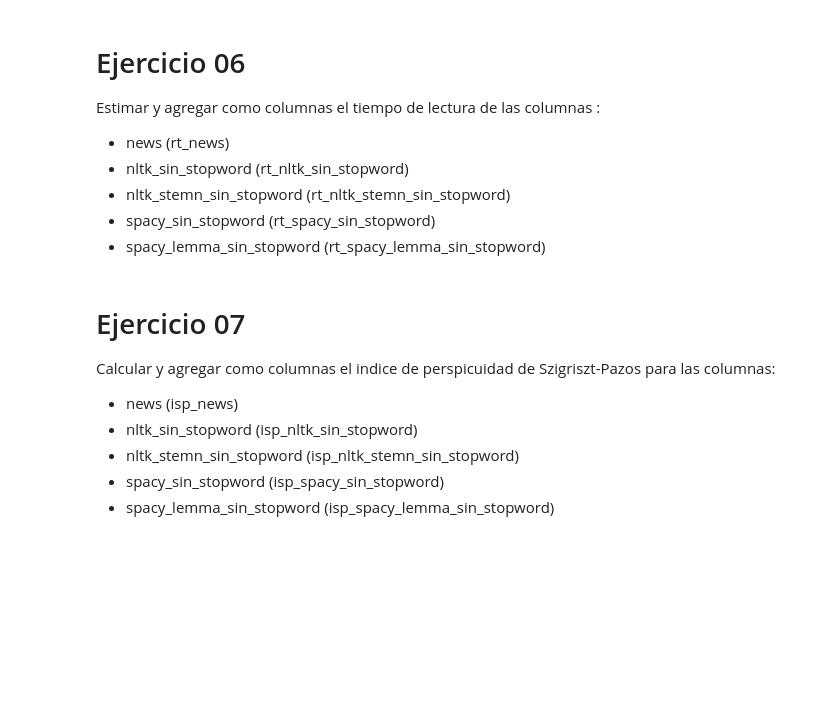
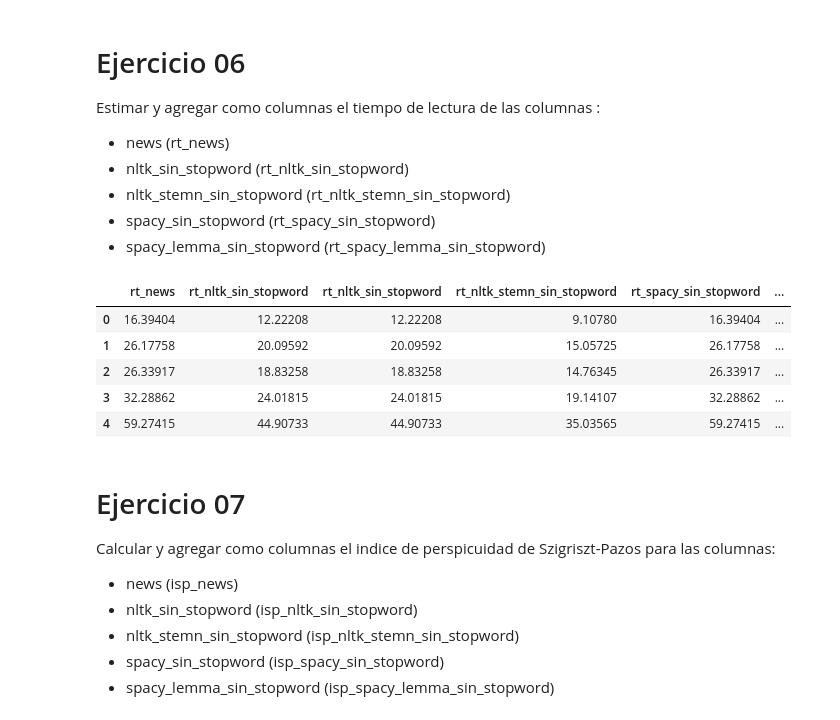
Before and after one commit to baubyte/HerramientasDeSoftwareParaElAnalisisDeDatos, a Jupyter notebook: Tema_6/Ejercicios/Semana_06_Practica_06.ipynb, the cells around one changed output. Saved outputs shown, nothing was run; the diff lists cells and outputs as text; code cells hidden in the pictures; blank space fills up the shorter version.

```diff
--- a/Tema_6/Ejercicios/Semana_06_Practica_06.ipynb
+++ b/Tema_6/Ejercicios/Semana_06_Practica_06.ipynb
@@ -177,6 +202,21 @@ Estimar y agregar como columnas el tiempo de lectura de las columnas :
 - nltk_stemn_sin_stopword (rt_nltk_stemn_sin_stopword)
 - spacy_sin_stopword (rt_spacy_sin_stopword)
 - spacy_lemma_sin_stopword (rt_spacy_lemma_sin_stopword)
+# %%
+df_spanish_news_classificatio["rt_news"] = df_spanish_news_classificatio["news"].apply(lambda value: textstat.reading_time(value))
+df_spanish_news_classificatio["rt_nltk_sin_stopword"] = df_spanish_news_classificatio["nltk_sin_stopword"].apply(lambda value: textstat.reading_time(value))
+df_spanish_news_classificatio["rt_nltk_stemn_sin_stopword"] = df_spanish_news_classificatio["nltk_stemn_sin_stopword"].apply(lambda value: textstat.reading_time(value))
+df_spanish_news_classificatio["rt_spacy_sin_stopword"] = df_spanish_news_classificatio["spacy_sin_stopword"].apply(lambda value: textstat.reading_time(value))
+df_spanish_news_classificatio["rt_spacy_lemma_sin_stopword"] = df_spanish_news_classificatio["spacy_lemma_sin_stopword"].apply(lambda value: textstat.reading_time(value))
+
+display(df_spanish_news_classificatio[['rt_news', 'rt_nltk_sin_stopword', 'rt_nltk_sin_stopword', 'rt_nltk_stemn_sin_stopword','rt_spacy_sin_stopword', 'rt_spacy_lemma_sin_stopword']].head())
+# %% [output]
+|  | rt_news | rt_nltk_sin_stopword | rt_nltk_sin_stopword | rt_nltk_stemn_sin_stopword | rt_spacy_sin_stopword | ... |
+| 0 | 16.39404 | 12.22208 | 12.22208 | 9.10780 | 16.39404 | ... |
+| 1 | 26.17758 | 20.09592 | 20.09592 | 15.05725 | 26.17758 | ... |
+| 2 | 26.33917 | 18.83258 | 18.83258 | 14.76345 | 26.33917 | ... |
+| 3 | 32.28862 | 24.01815 | 24.01815 | 19.14107 | 32.28862 | ... |
+| 4 | 59.27415 | 44.90733 | 44.90733 | 35.03565 | 59.27415 | ... |
 # %% [markdown]
 # Ejercicio 07
 
```
Also changed, not shown: parts of 4 cells of this notebook.
